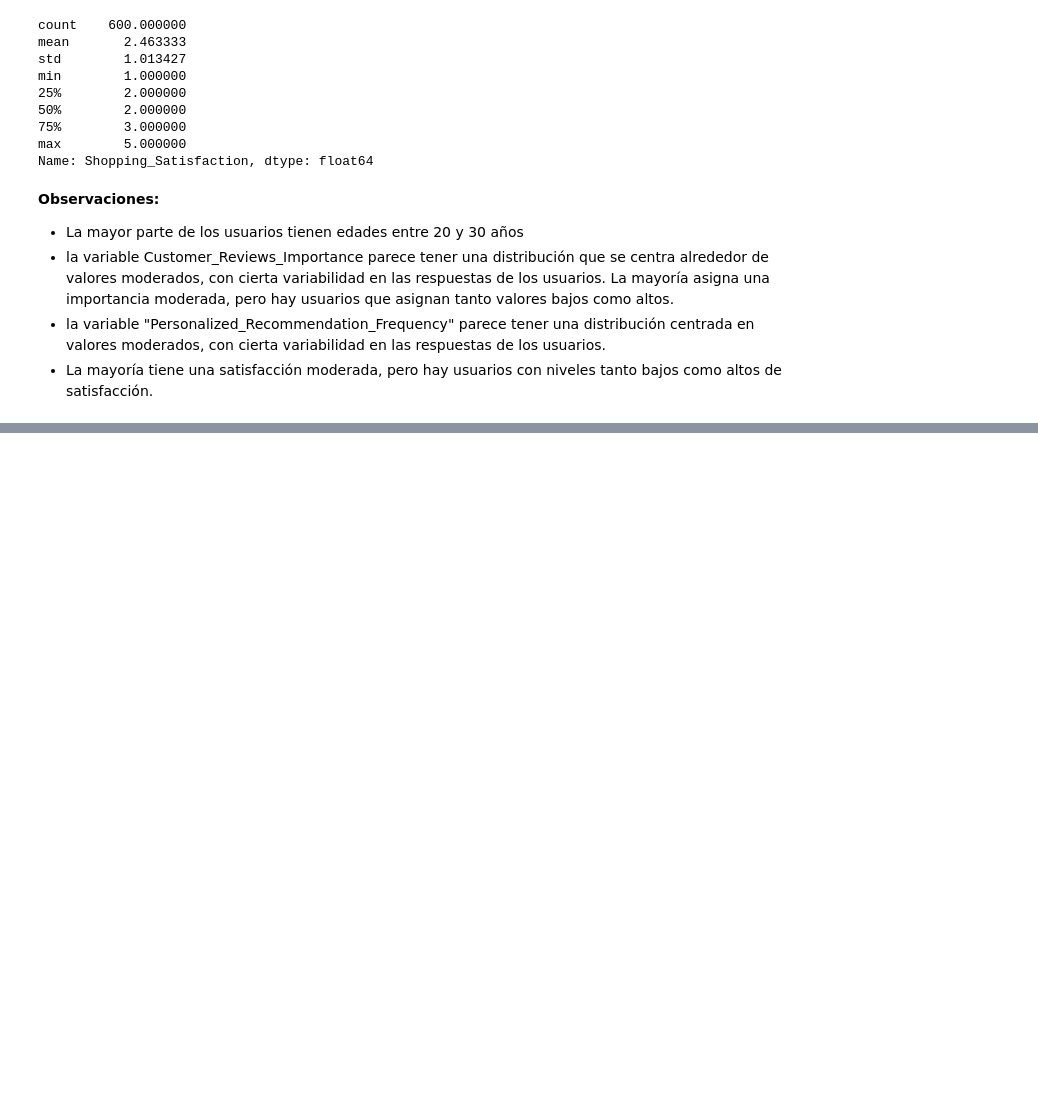
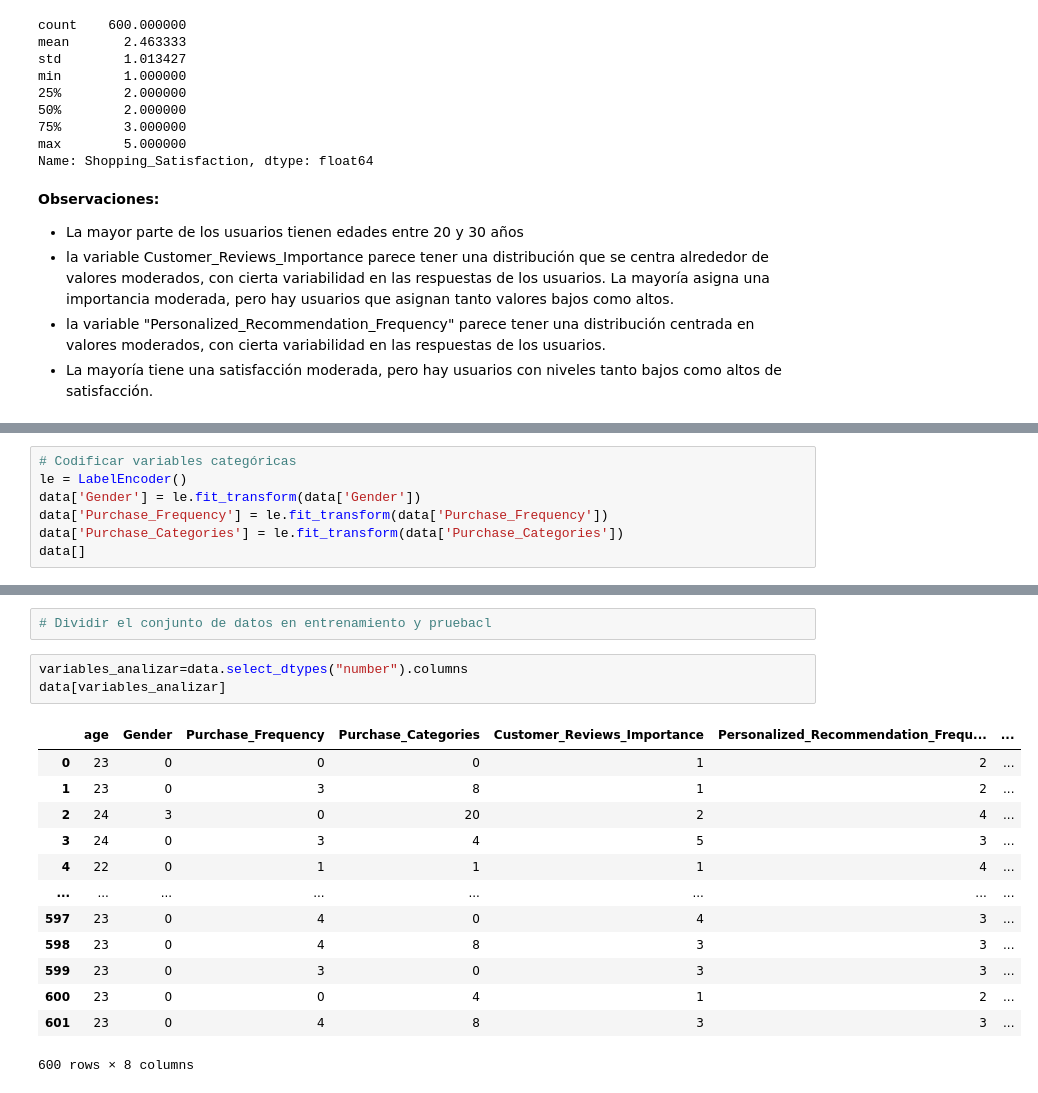
Before and after one commit to No-Country/C16-107-n-data-bi, a Jupyter notebook: notebooks/dropshopping_information.ipynb, the cells around one changed output, grey strips where cells are left out. Saved outputs shown, nothing was run; the diff lists cells and outputs as text; blank space fills up the shorter version.

```diff
--- a/notebooks/EDA_dropshopping_information.ipynb
+++ b/notebooks/dropshopping_information.ipynb
@@ -519,0 +590,7 @@ Name: Shopping_Satisfaction, dtype: float64
+# %%
+# Codificar variables categóricas
+le = LabelEncoder()
+data['Gender'] = le.fit_transform(data['Gender'])
+data['Purchase_Frequency'] = le.fit_transform(data['Purchase_Frequency'])
+data['Purchase_Categories'] = le.fit_transform(data['Purchase_Categories'])
+data[]
@@ -519,0 +607,19 @@ Name: Shopping_Satisfaction, dtype: float64
+# %%
+# Dividir el conjunto de datos en entrenamiento y pruebacl
+# %%
+variables_analizar=data.select_dtypes("number").columns
+data[variables_analizar]
+# %% [output]
+|  | age | Gender | Purchase_Frequency | Purchase_Categories | Customer_Reviews_Importance | Personalized_Recommendation_Frequ... | ... |
+| 0 | 23 | 0 | 0 | 0 | 1 | 2 | ... |
+| 1 | 23 | 0 | 3 | 8 | 1 | 2 | ... |
+| 2 | 24 | 3 | 0 | 20 | 2 | 4 | ... |
+| 3 | 24 | 0 | 3 | 4 | 5 | 3 | ... |
+| 4 | 22 | 0 | 1 | 1 | 1 | 4 | ... |
+| ... | ... | ... | ... | ... | ... | ... | ... |
+| 597 | 23 | 0 | 4 | 0 | 4 | 3 | ... |
+| 598 | 23 | 0 | 4 | 8 | 3 | 3 | ... |
+| 599 | 23 | 0 | 3 | 0 | 3 | 3 | ... |
+| 600 | 23 | 0 | 0 | 4 | 1 | 2 | ... |
+| 601 | 23 | 0 | 4 | 8 | 3 | 3 | ... |
+600 rows × 8 columns
```
Also changed, not shown: parts of 8 cells of this notebook.
